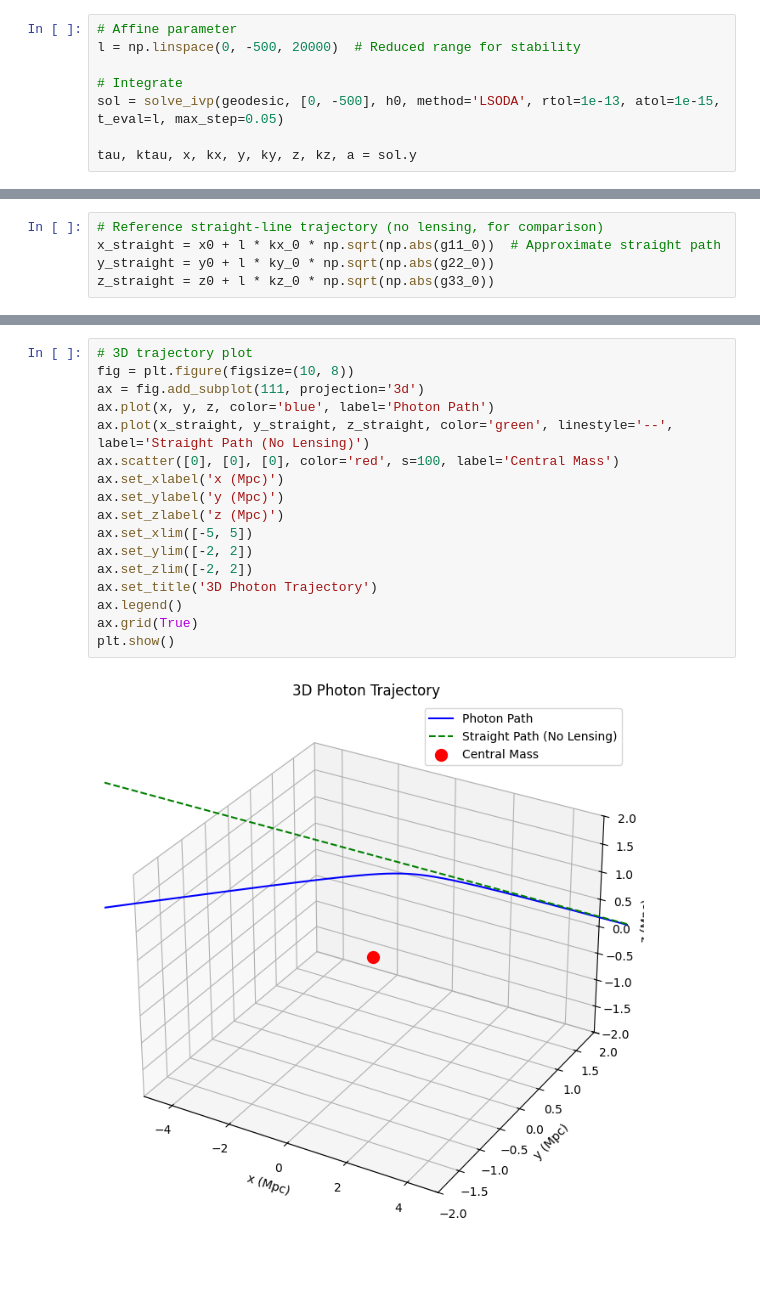
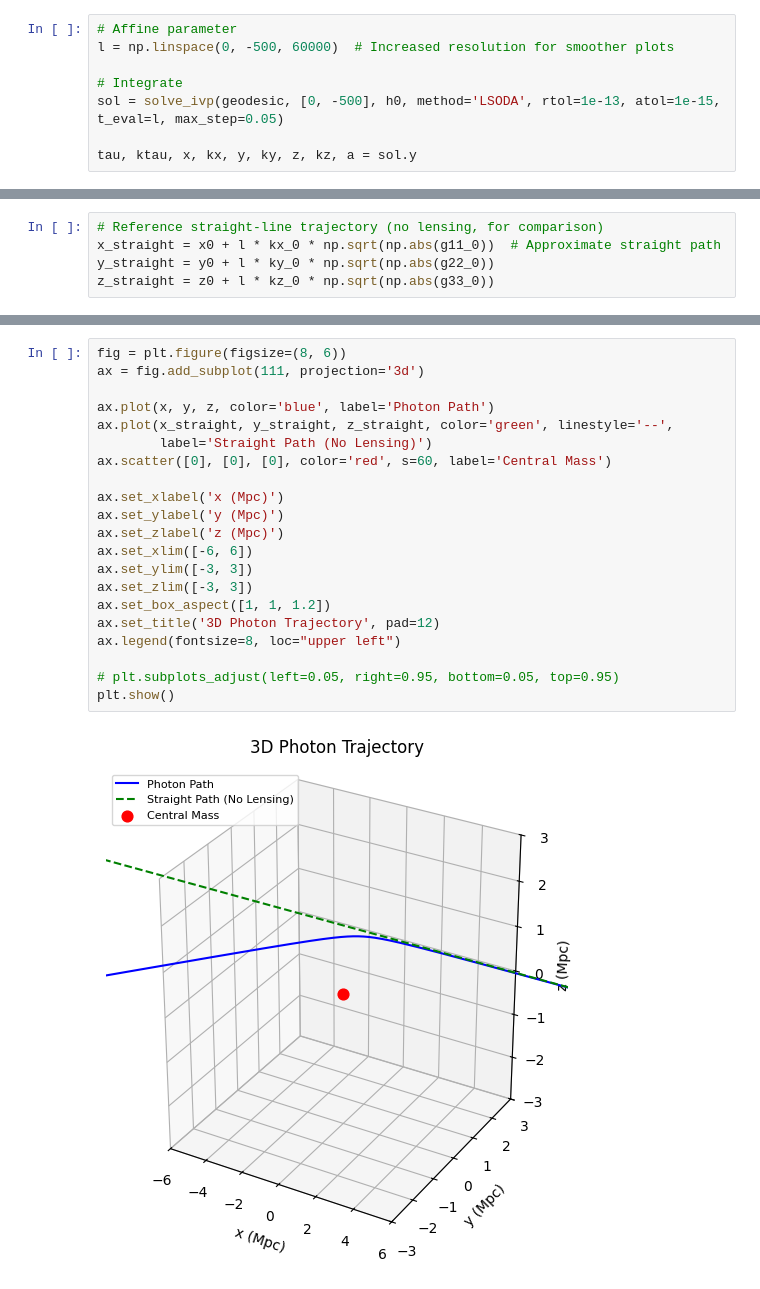
Before and after one commit to rafisics/null-geodesics, a Jupyter notebook: null-geodesics-new.ipynb, the cells around one changed output, grey strips where cells are left out. Drawn from its saved outputs; the diff is of its cells as text; blank space fills up the shorter version.

```diff
--- a/null-geodesics-new.ipynb
+++ b/null-geodesics-new.ipynb
@@ -150,7 +167,7 @@ def geodesic(l, h):
     return dhdl
 # %%
 # Affine parameter
-l = np.linspace(0, -500, 20000)  # Reduced range for stability
+l = np.linspace(0, -500, 60000)  # Increased resolution for smoother plots
 
 # Integrate
 sol = solve_ivp(geodesic, [0, -500], h0, method='LSODA', rtol=1e-13, atol=1e-15, t_eval=l, max_step=0.05)
@@ -220,21 +245,25 @@ plt.show()
 # %%
-# 3D trajectory plot
-fig = plt.figure(figsize=(10, 8))
+fig = plt.figure(figsize=(8, 6))
 ax = fig.add_subplot(111, projection='3d')
+
 ax.plot(x, y, z, color='blue', label='Photon Path')
-ax.plot(x_straight, y_straight, z_straight, color='green', linestyle='--', label='Straight Path (No Lensing)')
-ax.scatter([0], [0], [0], color='red', s=100, label='Central Mass')
+ax.plot(x_straight, y_straight, z_straight, color='green', linestyle='--',
+        label='Straight Path (No Lensing)')
+ax.scatter([0], [0], [0], color='red', s=60, label='Central Mass')
+
 ax.set_xlabel('x (Mpc)')
 ax.set_ylabel('y (Mpc)')
 ax.set_zlabel('z (Mpc)')
-ax.set_xlim([-5, 5])
-ax.set_ylim([-2, 2])
-ax.set_zlim([-2, 2])
-ax.set_title('3D Photon Trajectory')
-ax.legend()
-ax.grid(True)
+ax.set_xlim([-6, 6])
+ax.set_ylim([-3, 3])
+ax.set_zlim([-3, 3])
+ax.set_box_aspect([1, 1, 1.2])
+ax.set_title('3D Photon Trajectory', pad=12)
+ax.legend(fontsize=8, loc="upper left")
+
+# plt.subplots_adjust(left=0.05, right=0.95, bottom=0.05, top=0.95)
 plt.show()
 # %% [output]
-[figure, old version]
+[figure, new version]
 # %%
 # Null condition plot
```
Also changed, not shown: parts of 12 cells of this notebook, 1 other file.
